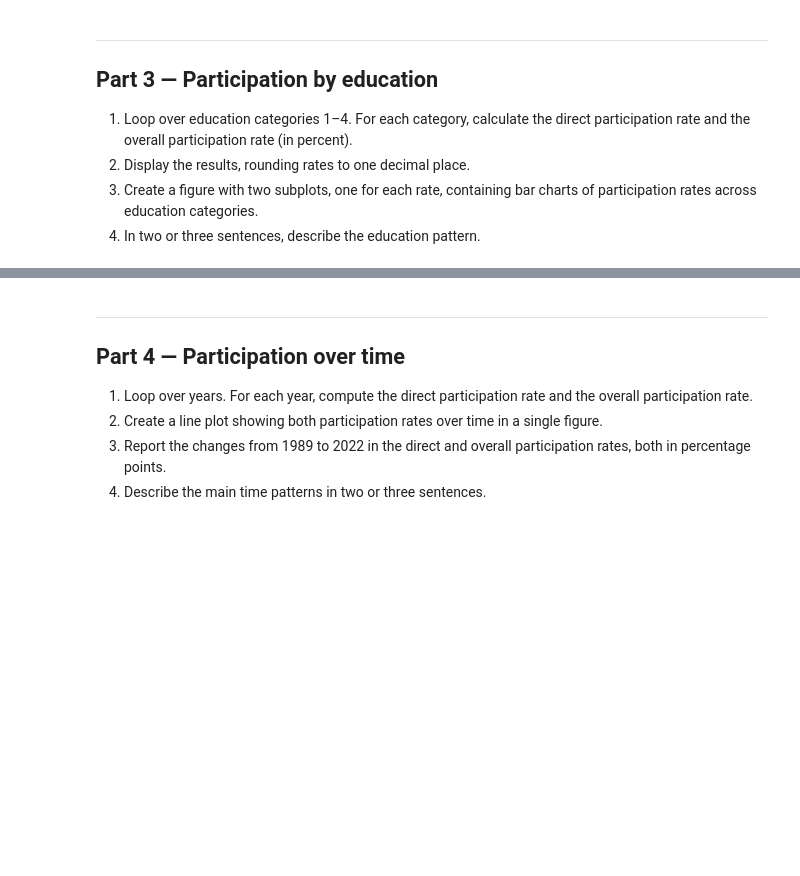
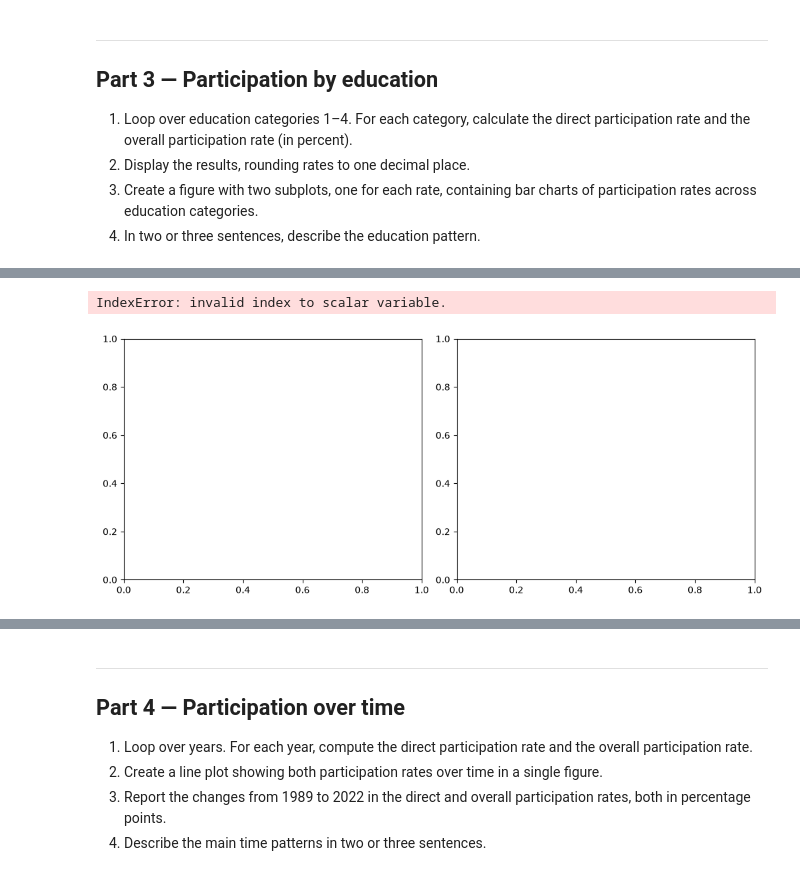
Before and after one commit to theokri105/TECH2-H26-assignment3, a Jupyter notebook: assignment3.ipynb, the cells around one changed output, grey strips where cells are left out. Drawn from its saved outputs; the diff is of its cells as text; code cells hidden in the pictures; blank space fills up the shorter version.

```diff
--- a/assignment3.ipynb
+++ b/assignment3.ipynb
@@ -257,13 +274,16 @@ educ_rates
 # %%
 import matplotlib.pyplot as plt
 
 categories = range(1,5)
 fig, axes = plt.subplots(1, 2, layout= 'constrained', figsize =(10,4))
 xvalues = categories
-directvalues = educ_rates['direct']
-overallvalues = educ_rates['overall']
+directvalues = direct11['direct']
+overallvalues = overall11['overall']
 axes[0].bar(xvalues, directvalues)
 axes[1].bar(xvalues, overallvalues)
+# %% [output]
+IndexError: invalid index to scalar variable.
+[figure, added]
 # %%
 import matplotlib.pyplot as plt
 
```
Also changed, not shown: parts of 9 cells of this notebook.
